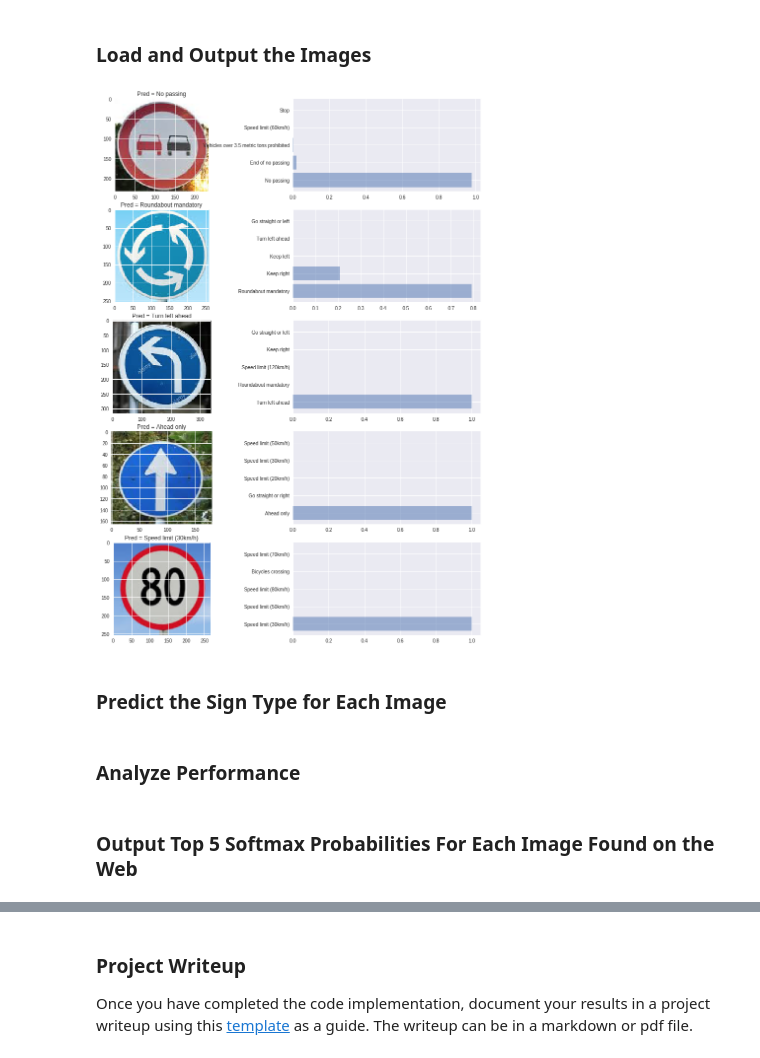
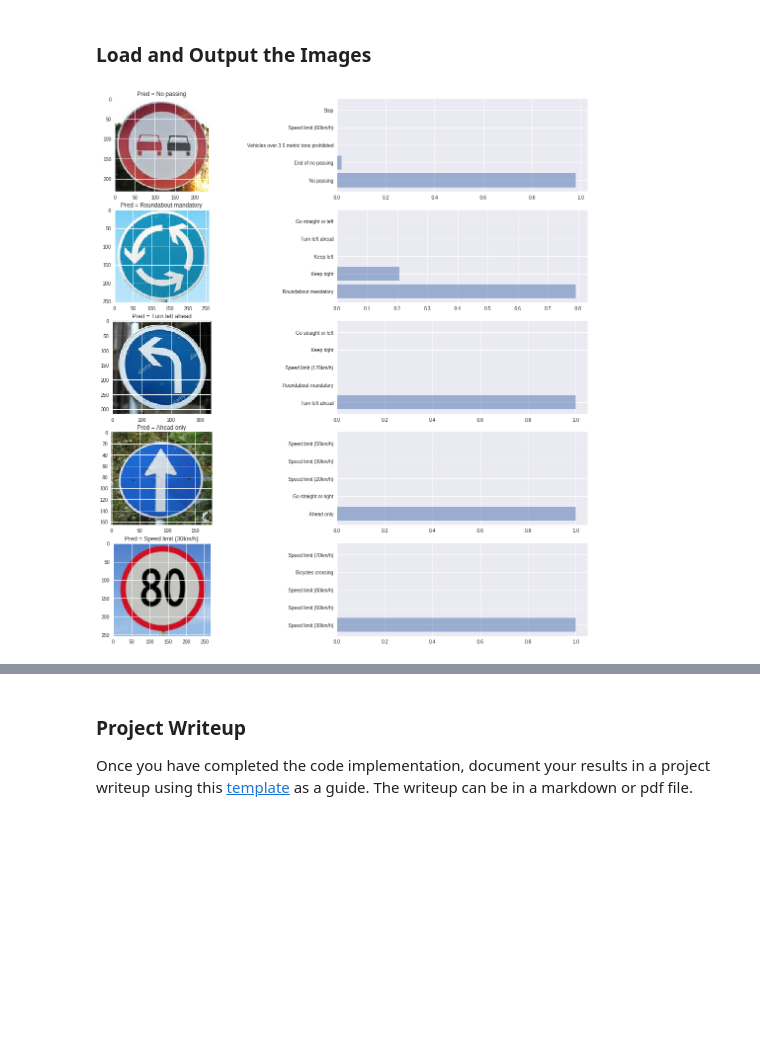
Before and after one commit to spookyQubit/TrafficSignClassification, a Jupyter notebook: Traffic_Sign_Classifier.ipynb, the cells around one changed output, grey strips where cells are left out. Saved outputs shown, nothing was run; the diff lists cells and outputs as text; code cells hidden in the pictures; blank space fills up the shorter version.

```diff
--- a/Traffic_Sign_Classifier.ipynb
+++ b/Traffic_Sign_Classifier.ipynb
@@ -574,6 +572,6 @@ with tf.Session() as sess:
     pred = sess.run(prob, feed_dict={x: X_valid, keep_prob:1.0})
     cm = confusion_matrix(y_valid, np.argmax(pred, axis=1))
     plot_confusion_matrix(cm)
-    print_confusion_matrix(cm, y_valid)
+    #print_confusion_matrix(cm, y_valid)
 # %% [output]
 [figure]
@@ -653,7 +634,7 @@ with tf.Session() as sess:
     sess = tf.get_default_session()
 
 
-    fig = plt.figure(figsize=(15,20))
+    fig = plt.figure(figsize=(20,20))
     i = 0
     for file in os.listdir('images'):
         if '.png' in file:
@@ -679,33 +660,31 @@ with tf.Session() as sess:
                                                    im_normalized.shape[1],
                                                    im_normalized.shape[2]))
 
             # Calculate the logit
             current_logit = sess.run(tf.nn.softmax(logits), feed_dict={x:im_normalized, keep_prob:1.0})
             logit.append(current_logit)
 
             # Plot the image
             ax = fig.add_subplot(5,2,i+1)
             img = mpimg.imread('images/' + file)
             ax.imshow(img)
             i+=1
 
             # Set the prediction
             prediction = g_SIGN_NAMES[np.argmax(current_logit)]
             ax.set_title('Pred = {}'.format(prediction))
 
             # Get top 5 predictions
             top_predictions = sess.run(tf.nn.top_k(np.asarray(current_logit), k=num_predictions))
             #print(top_predictions.values)
 
             # Plot the prediction
             ax = fig.add_subplot(5,2,i+1)
             y_pos = np.arange(num_predictions)
             plt.yticks(y_pos, [g_SIGN_NAMES[top_predictions.indices[0][idx]] for idx in y_pos])
             plt.barh(y_pos, top_predictions.values[0], align='center', alpha=0.5)
             i+=1
 
     plt.show()
 # %% [output]
-[figure, old version]
+[figure, new version]
-# %% [markdown]
-### Predict the Sign Type for Each Image
@@ -716,2 +690,0 @@ with tf.Session() as sess:
-# %% [markdown]
-### Analyze Performance
@@ -721,2 +690,0 @@ with tf.Session() as sess:
-# %% [markdown]
-### Output Top 5 Softmax Probabilities For Each Image Found on the Web
```
Also changed, not shown: parts of 8 cells of this notebook, 1 other file.
